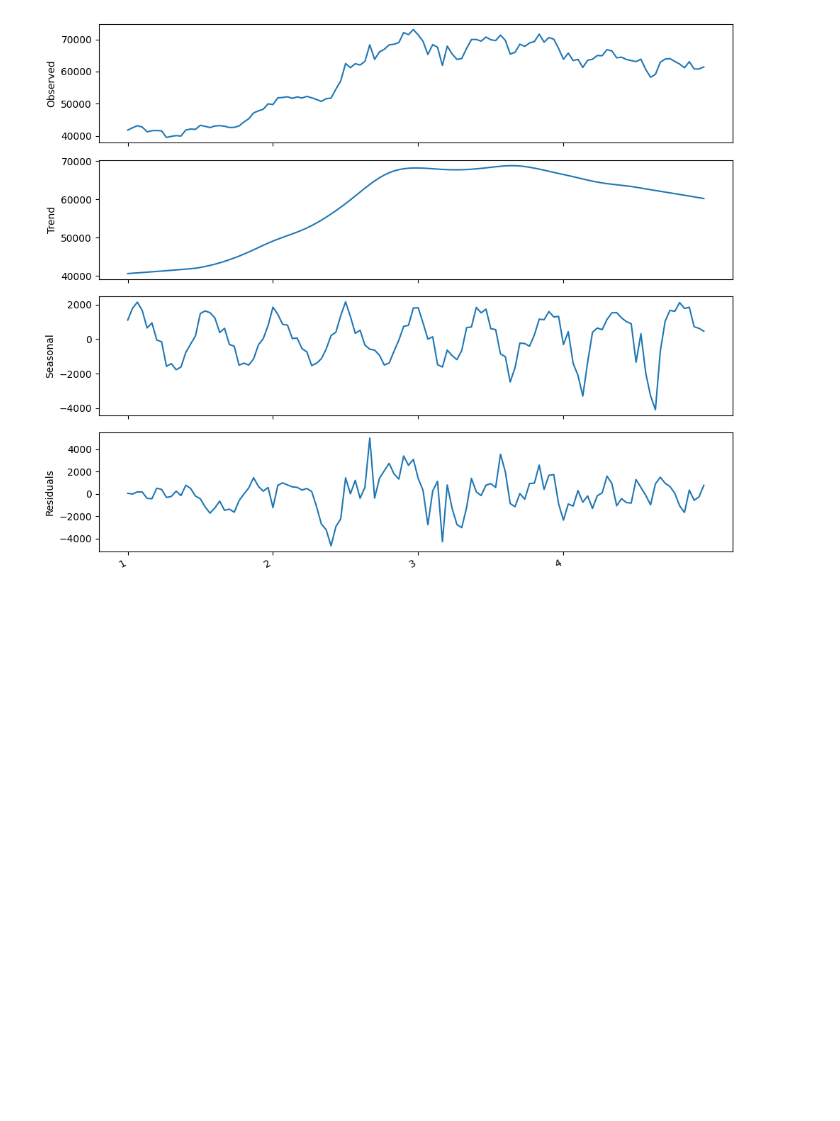
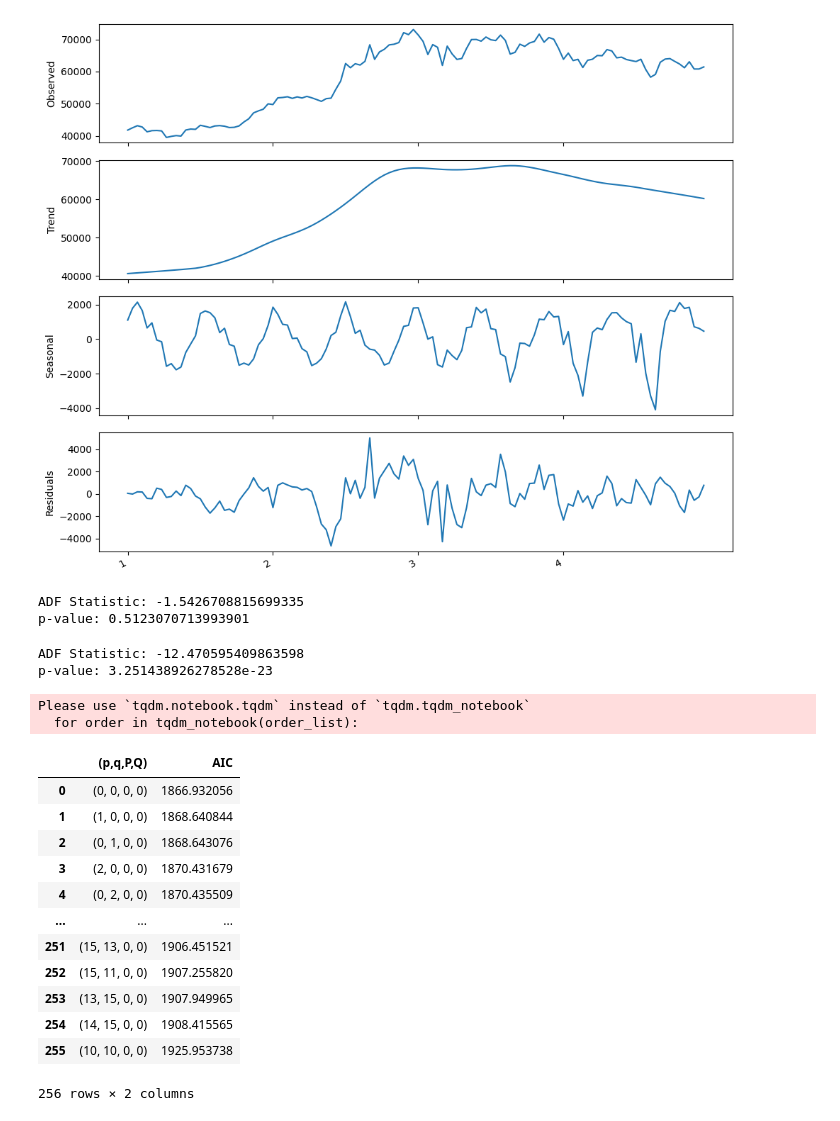
Before and after one commit to baloochyb/PricePrediction, a Jupyter notebook: time_series.ipynb, the cells around one changed output. Cells and saved outputs as stored; diff of their text form; code cells hidden in the pictures; blank space fills up the shorter version.

```diff
--- a/time_series.ipynb
+++ b/time_series.ipynb
@@ -1051,3 +1051,72 @@ fig.autofmt_xdate()
 plt.tight_layout()
 # %% [output]
 [figure]
+# %%
+from statsmodels.tsa.stattools import adfuller
+
+ad_fuller_result = adfuller(bitcoin['close'])
+print(f'ADF Statistic: {ad_fuller_result[0]}')
+print(f'p-value: {ad_fuller_result[1]}')
+# %% [output]
+ADF Statistic: -1.5426708815699335
+p-value: 0.5123070713993901
+# %%
+df_diff = np.diff(bitcoin['close'], n=1)
+ad_fuller_result = adfuller(df_diff)
+print(f'ADF Statistic: {ad_fuller_result[0]}')
+print(f'p-value: {ad_fuller_result[1]}')
+# %% [output]
+ADF Statistic: -12.470595409863598
+p-value: 3.251438926278528e-23
+# %%
+from itertools import product
+
+ps = range(0, 16, 1)
+qs = range(0, 16, 1)
+Ps = [0]
+Qs = [0]
+
+d = 1
+D = 0
+s = 15
+
+ARIMA_order_list = list(product(ps, qs, Ps, Qs))
+# %%
+from typing import Union
+from tqdm import tqdm_notebook
+from statsmodels.tsa.statespace.sarimax import SARIMAX
+
+def optimize_SARIMA(endog: Union[pd.Series, list], order_list: list, d: int, D: int, s: int) -> pd.DataFrame:
+    results = []
+    for order in tqdm_notebook(order_list):
+        try:
+            model = SARIMAX(endog, order=(order[0], d, order[1]), seasonal_order=(order[2], D, order[3], s), simple_differencing=False).fit(disp=False)
+        except:
+            continue
+        aic = model.aic
+        results.append([order, aic])
+    result_df = pd.DataFrame(results)
+    result_df.columns = ['(p,q,P,Q)', 'AIC']
+    #Sort in ascending order, lower AIC is better
+    result_df = result_df.sort_values(by='AIC', ascending=True).reset_index(drop=True)
+    return result_df
+# %%
+train = bitcoin['close'][:-15]
+ARIMA_result_df = optimize_SARIMA(train, ARIMA_order_list, d, D, s)
+ARIMA_result_df
+# %% [output]
+Please use `tqdm.notebook.tqdm` instead of `tqdm.tqdm_notebook`
+  for order in tqdm_notebook(order_list):
+|  | (p,q,P,Q) | AIC |
+| 0 | (0, 0, 0, 0) | 1866.932056 |
+| 1 | (1, 0, 0, 0) | 1868.640844 |
+| 2 | (0, 1, 0, 0) | 1868.643076 |
+| 3 | (2, 0, 0, 0) | 1870.431679 |
+| 4 | (0, 2, 0, 0) | 1870.435509 |
+| ... | ... | ... |
+| 251 | (15, 13, 0, 0) | 1906.451521 |
+| 252 | (15, 11, 0, 0) | 1907.255820 |
+| 253 | (13, 15, 0, 0) | 1907.949965 |
+| 254 | (14, 15, 0, 0) | 1908.415565 |
+| 255 | (10, 10, 0, 0) | 1925.953738 |
+256 rows × 2 columns
```
Also changed, not shown: parts of 12 cells of this notebook.
